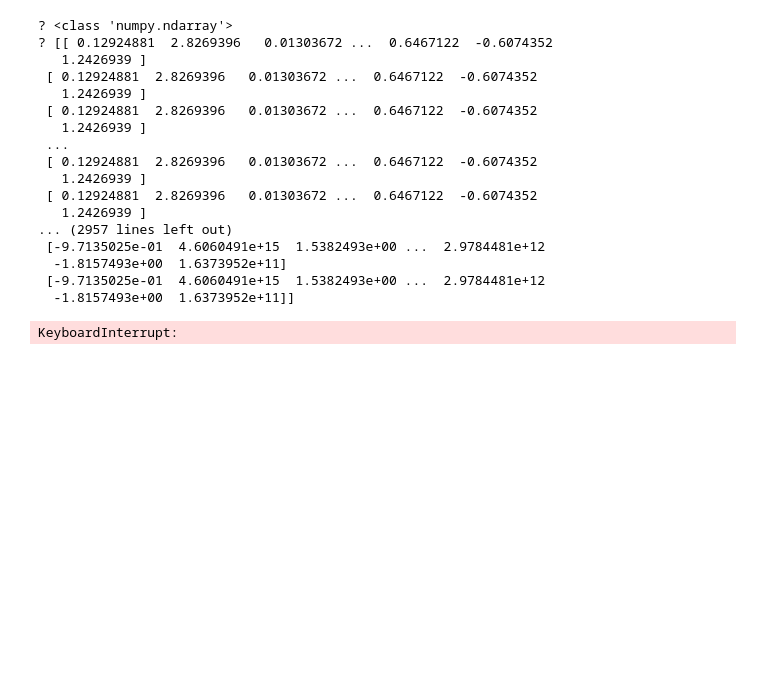
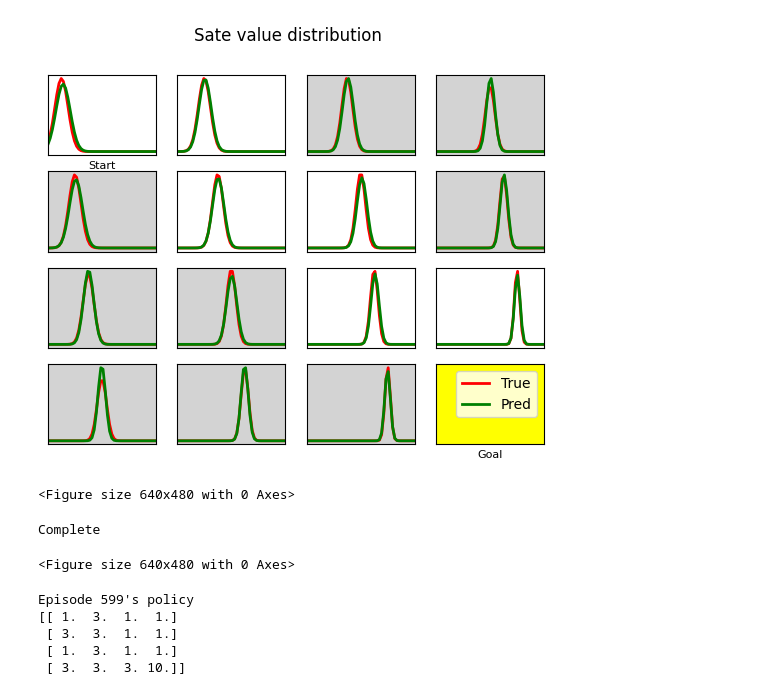
Before and after one commit to zhanwen-xin/cuTAGI, a Jupyter notebook: examples/RV_distRL_tagiv.ipynb, the cells around one changed output. Saved outputs shown, nothing was run; the diff lists cells and outputs as text; code cells hidden in the pictures; blank space fills up the shorter version.

Commit message:
TAGI-V works in distributional gridworld env!

```diff
--- a/examples/RV_distRL_tagiv.ipynb
+++ b/examples/RV_distRL_tagiv.ipynb
@@ -9,9 +9,12 @@ from pytagi.nn import Linear, OutputUpdater, ReLU, Sequential, EvenExp
 # Initialize value function
 import numpy as np
 
+reward_mean = -1
+reward_std = 0.2
+
 # initialize the environment
 grid_size = 4
-env = GridworldEnv(grid_size=grid_size, reward_std=0.2)
+env = GridworldEnv(grid_size=grid_size, reward_mean=reward_mean, reward_std=reward_std)
 num_states = env.observation_space.n
 actions = np.arange(env.action_space.n)
 # %%
@@ -285,70 +429,78 @@ def extract_policy(num_states, episode_i):
 # %%
-if torch.cuda.is_available() or torch.backends.mps.is_available():
-    num_episodes = 500
-else:
-    num_episodes = 500
+num_episodes = 600
 
 for i_episode in range(num_episodes):
     # Initialize the environment and get its state
     state, info = env.reset()
+    # state = normalize_state(state)
+    state = state_encoder(state)
     state = torch.tensor(state, dtype=torch.float32, device=device).unsqueeze(0)
+    state_trace = []
     for t in count():
-        # NORMALIZED YOUR STATE!!!
-        # NORMALIZED YOUR Q!!!!!!!
+        # Track the grid that the agent has visited
+        state_trace.append(state_decoder(state.tolist()[0]))
+
         action = select_action(state)
         observation, reward, terminated, truncated, _ = env.step(action.item())
+        # observation = normalize_state(observation)
+        observation = state_encoder(observation)
+        reward = normalize_reward(reward)
+
         reward = torch.tensor([reward], device=device)
         done = terminated or truncated
 
         if terminated:
             next_state = None
         else:
             next_state = torch.tensor(observation, dtype=torch.float32, device=device).unsqueeze(0)
 
         # Store the transition in memory
         memory.push(state, action, next_state, reward)
 
         # Move to the next state
         state = next_state
 
         # Perform one step of the optimization (on the policy network)
-        # infer_model()
+        infer_model()
 
         # Soft update of the target network's weights
         # θ′ ← τ θ + (1 −τ )θ′
         target_net_state_dict = target_net.net.get_state_dict()
         policy_net_state_dict = policy_net.net.get_state_dict()
         for key in policy_net_state_dict:
             for key2 in policy_net_state_dict[key]:
                 target_net_state_dict[key][key2] = (np.asarray(policy_net_state_dict[key][key2])*TAU +
                                                     np.asarray(target_net_state_dict[key][key2])*(1-TAU)).tolist()
         target_net.net.load_state_dict(target_net_state_dict)
 
         if done:
             break
 
+    # Remove the repeated grids in the grid trace
+    state_trace = list(dict.fromkeys(state_trace))
+
+    if i_episode % 1 == 0:
+        plot_value_distribution(i_episode, state_trace)
+    if i_episode == num_episodes - 1:
+        plot_value_distribution(i_episode, state_trace, finished=True)
+
     # Extract policy
-    extract_policy(num_states, i_episode)
+    # extract_policy(num_states, i_episode)
 
 print('Complete')
 # %% [output]
+[figure, added]
-? <class 'numpy.ndarray'>
-? [[ 0.12924881  2.8269396   0.01303672 ...  0.6467122  -0.6074352
-   1.2426939 ]
- [ 0.12924881  2.8269396   0.01303672 ...  0.6467122  -0.6074352
-   1.2426939 ]
- [ 0.12924881  2.8269396   0.01303672 ...  0.6467122  -0.6074352
-   1.2426939 ]
- ...
- [ 0.12924881  2.8269396   0.01303672 ...  0.6467122  -0.6074352
-   1.2426939 ]
- [ 0.12924881  2.8269396   0.01303672 ...  0.6467122  -0.6074352
-   1.2426939 ]
-... (2957 lines left out)
- [-9.7135025e-01  4.6060491e+15  1.5382493e+00 ...  2.9784481e+12
-  -1.8157493e+00  1.6373952e+11]
- [-9.7135025e-01  4.6060491e+15  1.5382493e+00 ...  2.9784481e+12
-  -1.8157493e+00  1.6373952e+11]]
+<Figure size 640x480 with 0 Axes>
-KeyboardInterrupt:
+Complete
+<Figure size 640x480 with 0 Axes>
+# %%
+# Extract policy
+extract_policy(num_states, i_episode)
+# %% [output]
+Episode 599's policy
+[[ 1.  3.  1.  1.]
+ [ 3.  3.  1.  1.]
+ [ 1.  3.  1.  1.]
+ [ 3.  3.  3. 10.]]
 # %%
 values = np.zeros(num_states)
```
Also changed, not shown: parts of 8 cells of this notebook, 10 other files.
